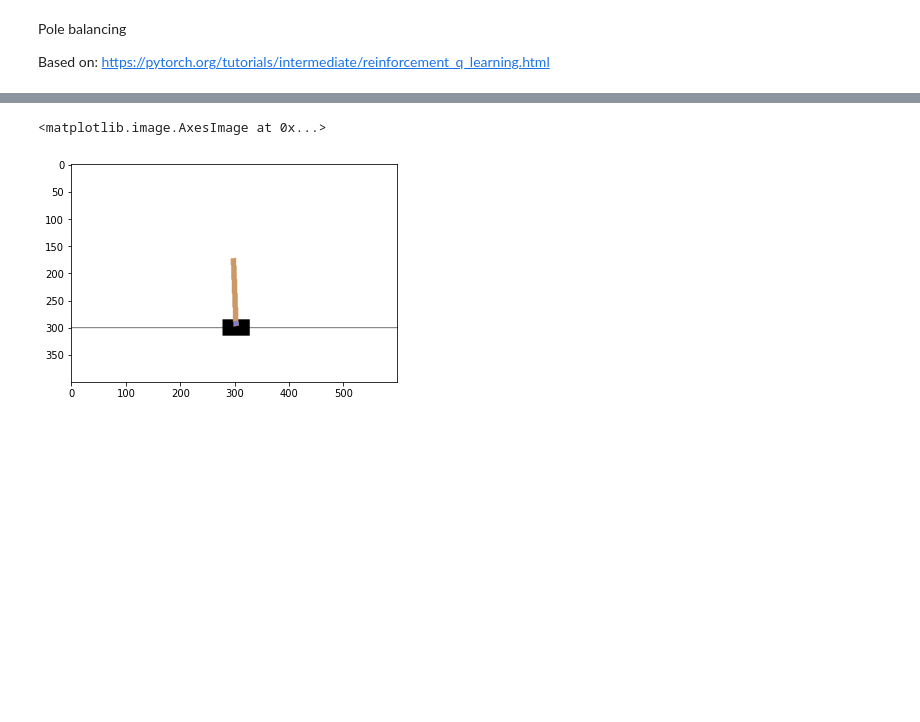
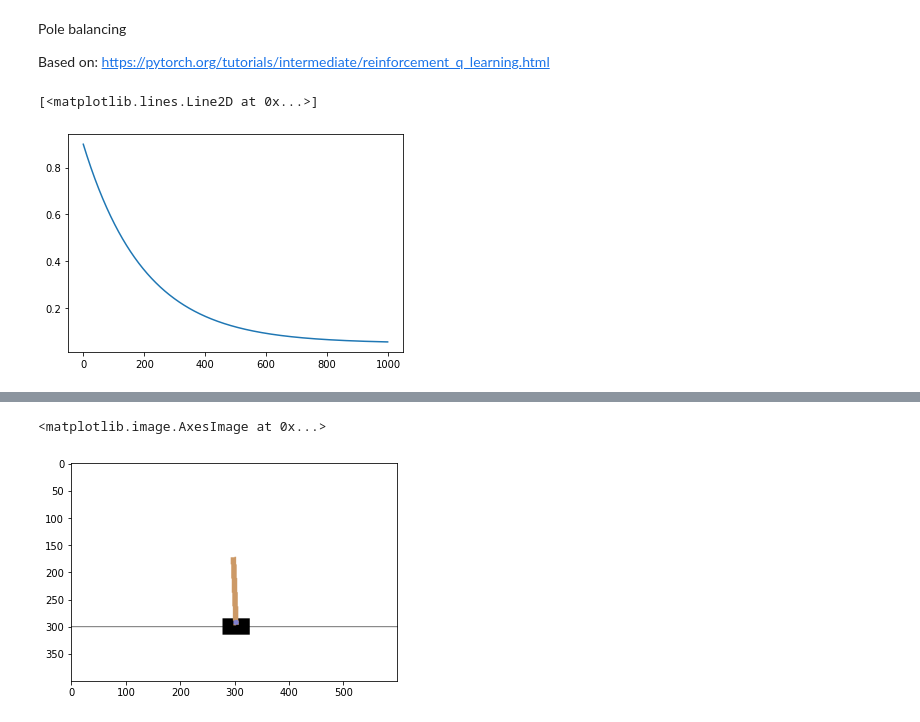
Before and after one commit to fireofearth/document, a Jupyter notebook: gym/pole-modify.ipynb, the cells around one changed output, grey strips where cells are left out. Cells and saved outputs as stored; diff of their text form; code cells hidden in the pictures; blank space fills up the shorter version.

```diff
--- a/gym/pole-modify.ipynb
+++ b/gym/pole-modify.ipynb
@@ -39,6 +44,13 @@ config = util.AttrDict(
         replay_memory_minlen=200,
         replay_memory_maxlen=10_000,
         aggregate_stats_interval=50)
+# %%
+f = lambda steps : config.eps_end + (config.eps_start - config.eps_end) * np.exp(-1. * steps / config.eps_decay)
+n = np.arange(1000)
+plt.plot(n, f(n))
+# %% [output]
+[<matplotlib.lines.Line2D at 0x...>]
+[figure, added]
 # %%
 # Transitions and Replay Memory
 Transition = namedtuple('Transition',
```
Also changed, not shown: parts of 11 cells of this notebook, 9 other files.
